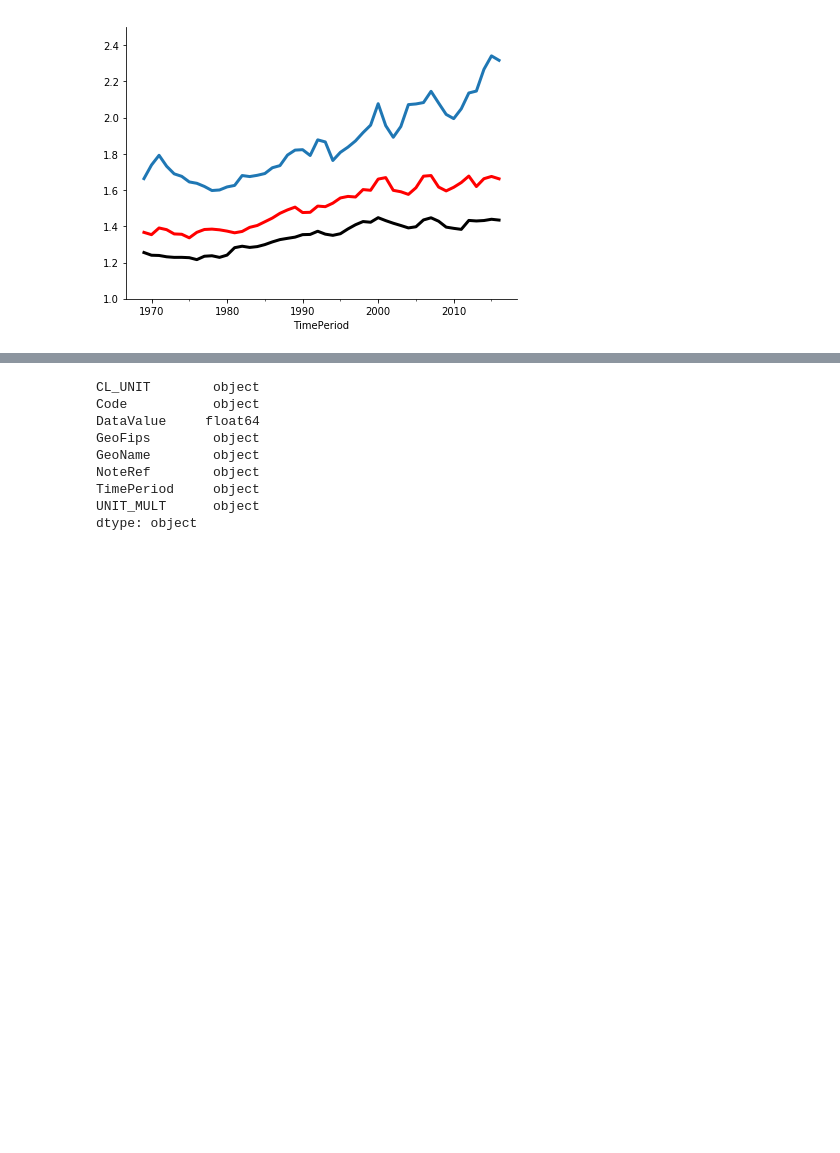
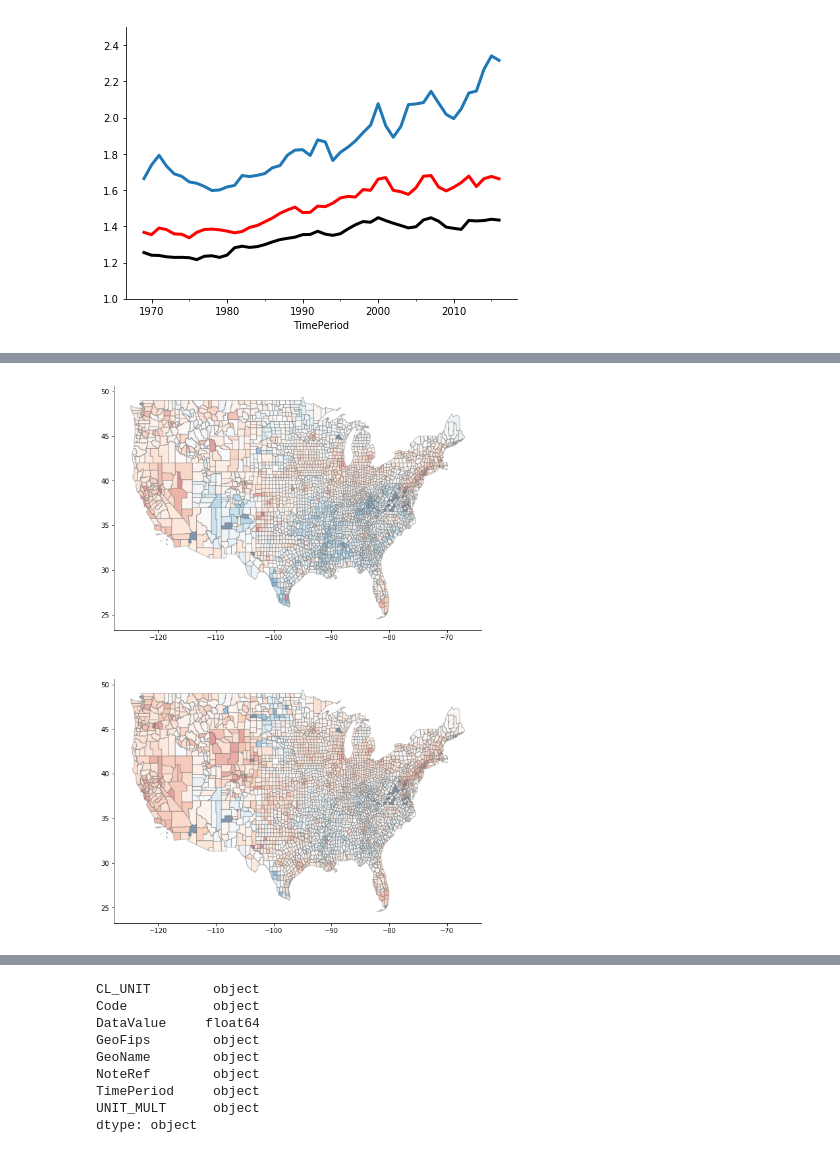
Before and after one commit to mwaugh0328/data_bootcamp_spring_2018, a Jupyter notebook: final_project/geo_bcycles_explore.ipynb, the cells around one changed output, grey strips where cells are left out. Drawn from its saved outputs; the diff is of its cells as text; code cells hidden in the pictures; blank space fills up the shorter version.

```diff
--- a/final_project/geo_bcycles_explore.ipynb
+++ b/final_project/geo_bcycles_explore.ipynb
@@ -326,0 +320,10 @@ combo.xs("1969-01-01", level='TimePeriod')
+# %%
+us_map = gpd.read_file(regions_shape)
+# %%
+us_map.head()
+
+us_map["GeoFips"] = us_map["STATEFP"] + us_map["COUNTYFP"]
+
+us_map.set_index("STATEFP", inplace = True)
+
+us_map.drop(["02","03","15","43","14","79","78","72","69","60","66"], inplace = True)
@@ -326,0 +336,6 @@ combo.xs("1969-01-01", level='TimePeriod')
+# %%
+us_map  = us_map.merge(us_counties69, on='GeoFips', how = "left")
+
+us_map  = us_map.merge(us_counties15, on='GeoFips', how = "left")
+
+us_map.head()
@@ -326,0 +349,6 @@ combo.xs("1969-01-01", level='TimePeriod')
+# %%
+us_map["log_income"+ year1] = np.log(us_map["IncomePC"+ year1] / mean69)
+
+us_map["log_income"+ year2] = np.log(us_map["IncomePC"+ year2] / mean15)
+
+us_map.head()
@@ -326,0 +363,23 @@ combo.xs("1969-01-01", level='TimePeriod')
+# %%
+fig, ax = plt.subplots(2,1, figsize = (10,15))
+
+# First create the map for the urban share
+
+us_map.plot(ax = ax[0], edgecolor='tab:grey', column="log_income"+ year1, cmap='RdBu_r', alpha = 0.5)
+
+
+
+us_map.plot(ax = ax[1], edgecolor='tab:grey', column="log_income"+ year2, cmap='RdBu_r', alpha = 0.5)
+
+ax_length = range(0,2)
+
+for var in ax_length:
+    ax[var].spines["right"].set_visible(False)
+    ax[var].spines["top"].set_visible(False)
+
+
+###################################################
+
+plt.show()
+# %% [output]
+[figure, added]
```
Also changed, not shown: parts of 18 cells of this notebook.
